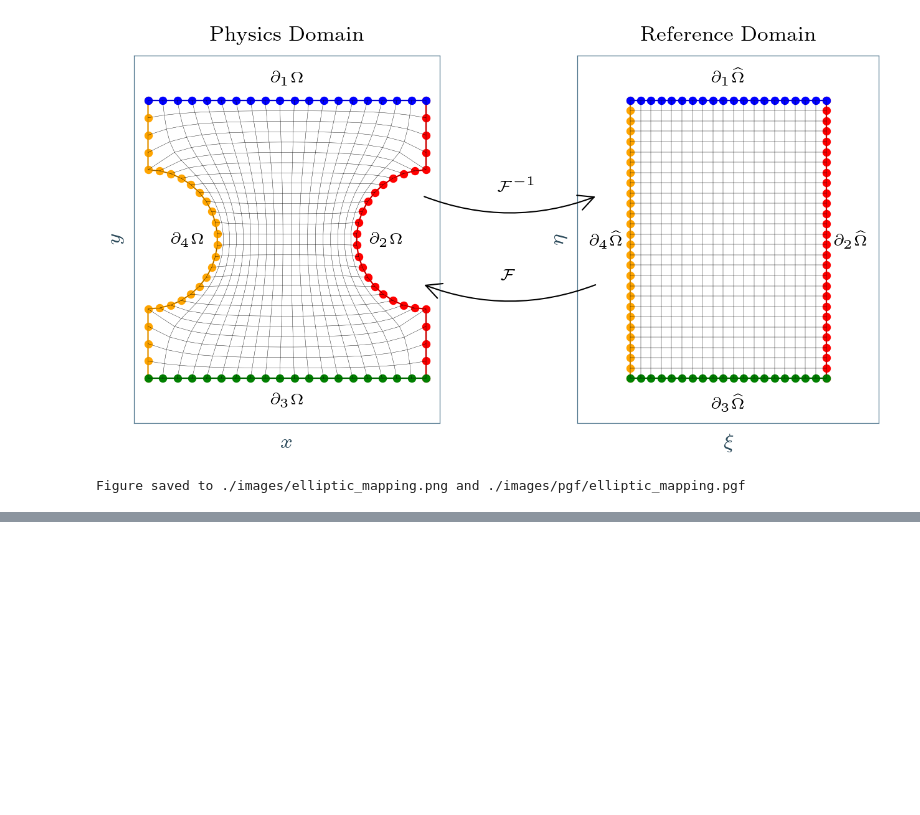
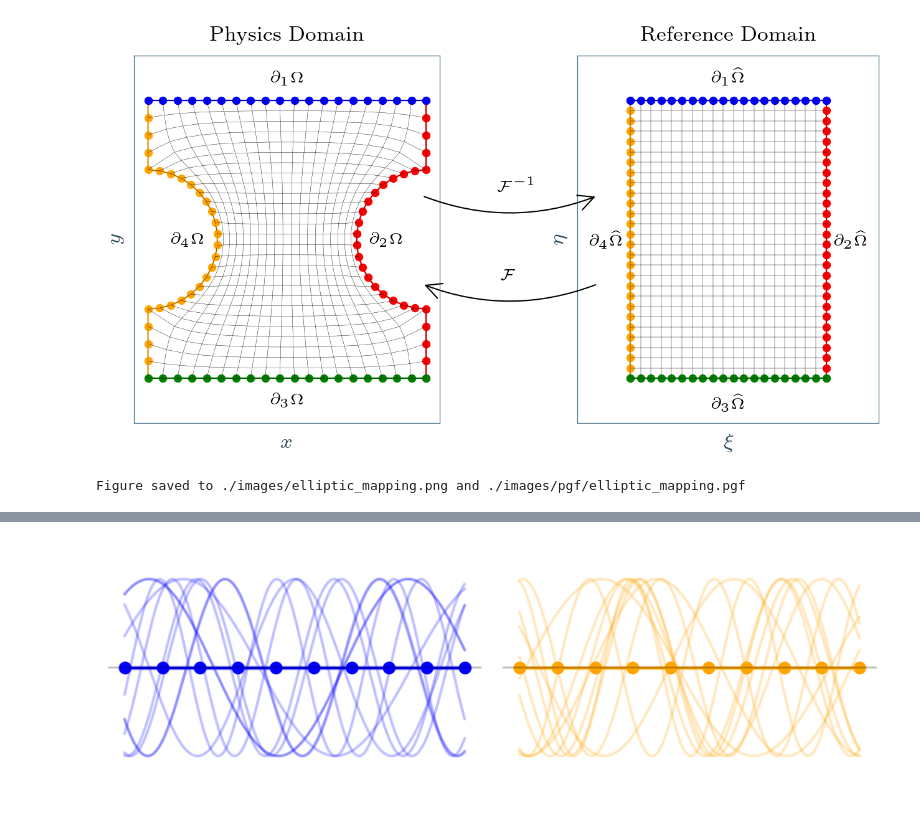
Before and after one commit to bonneted/PhD, a Jupyter notebook: chapters/III_ImprovingPINNs/03_spinn_geo_mapping.ipynb, the cells around one changed output, grey strips where cells are left out. Cells and saved outputs as stored; diff of their text form; code cells hidden in the pictures; blank space fills up the shorter version.

```diff
--- a/chapters/III_ImprovingPINNs/03_spinn_geo_mapping.ipynb
+++ b/chapters/III_ImprovingPINNs/03_spinn_geo_mapping.ipynb
@@ -154,0 +304,98 @@ Figure saved to ./images/elliptic_mapping.png and ./images/pgf/elliptic_mapping.
+# %%
+# === Simple coordinate visualization with Fourier features ===
+
+# Configuration
+draw_fourier_features = True
+n_fourier = 10  # number of random Fourier frequencies
+fourier_amplitude = 0.15
+
+# Reference domain: simple linspace coordinates
+n_pts = 10
+xi_coords = np.linspace(0, 1, n_pts)
+eta_coords = np.linspace(0, 1, n_pts)
+
+# Random frequencies for Fourier features
+np.random.seed(42)
+freqs = np.random.uniform(1, 3, n_fourier)
+
+# Create figure with two horizontal subplots
+fig, axes = plt.subplots(1, 2, figsize=(3.5, 1.2), dpi=250)
+
+# Dense x for smooth Fourier curves
+t_dense = np.linspace(0, 1, 200)
+
+# Plot xi (blue)
+ax = axes[0]
+if draw_fourier_features:
+    np.random.seed(42)
+    for freq in freqs:
+        phase = np.random.uniform(0, 2*np.pi)
+        ff = fourier_amplitude * np.sin(2 * np.pi * freq * t_dense + phase)
+        ax.plot(t_dense, ff, 'b-', alpha=0.25, lw=0.8)
+ax.plot(xi_coords, np.zeros_like(xi_coords), 'b-o', lw=1, ms=3)
+ax.set_xlabel(r'$\xi$')
+ax.set_ylabel(r'$\gamma(\xi)$')
+ax.set_xlim(-0.05, 1.05)
+ax.set_ylim(-0.2, 0.2)
+ax.axhline(y=0, color='k', lw=0.5, alpha=0.3)
+ax.axis('off')  # hide axes for eta
+
+# Plot eta (orange)
+ax = axes[1]
+if draw_fourier_features:
+    np.random.seed(123)
+    for freq in freqs:
+        phase = np.random.uniform(0, 2*np.pi)
+        ff = fourier_amplitude * np.sin(2 * np.pi * freq * t_dense + phase)
+        ax.plot(t_dense, ff, color='orange', alpha=0.25, lw=0.8)
+ax.plot(eta_coords, np.zeros_like(eta_coords), color='orange', ls='-', marker='o', lw=1, ms=3)
+ax.set_xlabel(r'$\eta$')
+ax.set_ylabel(r'$\gamma(\eta)$')
+ax.set_xlim(-0.05, 1.05)
+ax.set_ylim(-0.2, 0.2)
+ax.axhline(y=0, color='k', lw=0.5, alpha=0.3)
+ax.axis('off')  # hide axes for eta
+
+plt.tight_layout()
+plt.show()
+
+# === Generate TikZ code ===
+def generate_tikz_coords(coords, coord_name, color, freqs, amp=0.15, scale=2.5, seed=42):
+    """Generate TikZ code for 1D coordinate plot with Fourier features."""
+    lines = []
+    lines.append(r"\begin{tikzpicture}[scale=%.1f]" % scale)
+
+    # Axes
+    lines.append(r"  \draw[->] (-0.1,0) -- (1.15,0) node[right] {$%s$};" % coord_name)
+    lines.append(r"  \draw[->] (0,-0.2) -- (0,0.2) node[above] {$\gamma(%s)$};" % coord_name)
+
+    # Fourier features (oscillating around y=0)
+    np.random.seed(seed)
+    t_dense = np.linspace(0, 1, 50)
+    for freq in freqs:
+        phase = np.random.uniform(0, 2*np.pi)
+        ff = amp * np.sin(2 * np.pi * freq * t_dense + phase)
+        path = " -- ".join([f"({t:.3f},{ff[i]:.3f})" for i, t in enumerate(t_dense)])
+        lines.append(f"  \\draw[{color}!40, thin] {path};")
+
+    # Main line at y=0
+    path = " -- ".join([f"({c:.3f},0.0)" for c in coords])
+    lines.append(f"  \\draw[{color}, thick] {path};")
+
+    # Nodes
+    for c in coords:
+        lines.append(f"  \\fill[{color}] ({c:.3f},0.0) circle (1.5pt);")
+
+    lines.append(r"\end{tikzpicture}")
+    return "\n".join(lines)
+
+tikz_xi = generate_tikz_coords(xi_coords, r"\xi", "blue", freqs, fourier_amplitude, seed=42)
+tikz_eta = generate_tikz_coords(eta_coords, r"\eta", "orange", freqs, fourier_amplitude, seed=123)
+
+# print("% === XI COORDINATE ===")
+# print(tikz_xi)
+# print("\n")
+# print("% === ETA COORDINATE ===")
+# print(tikz_eta)
+# %% [output]
+[figure, added]
```
Also changed, not shown: parts of 3 cells of this notebook, 1 other file.
